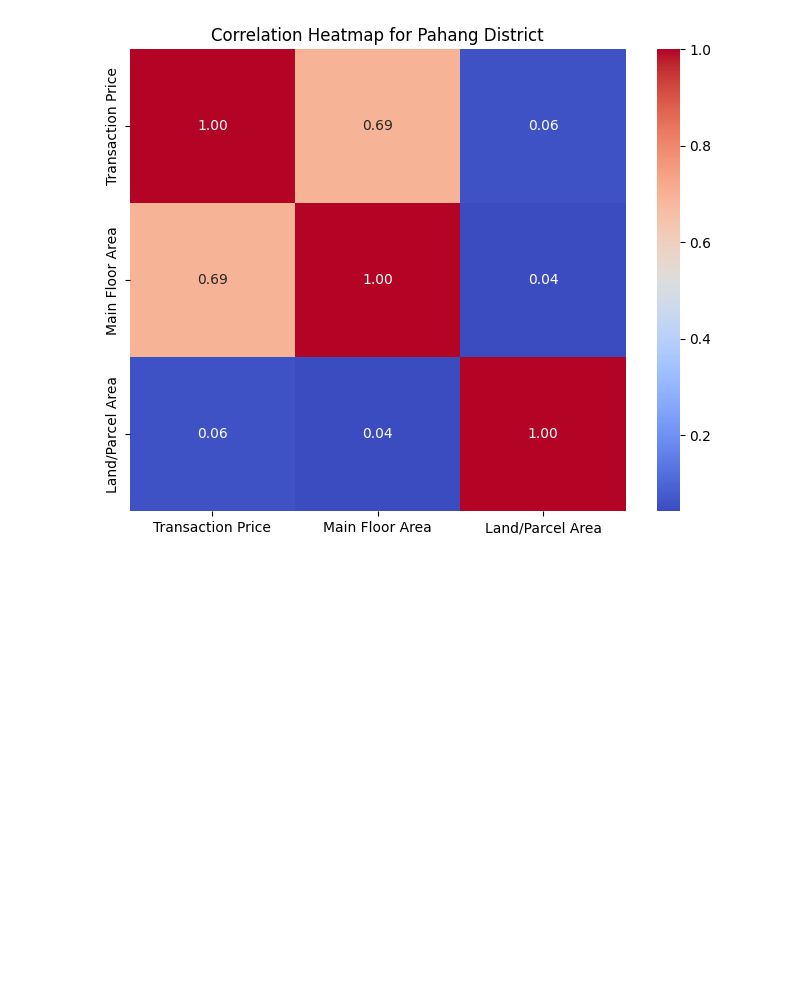
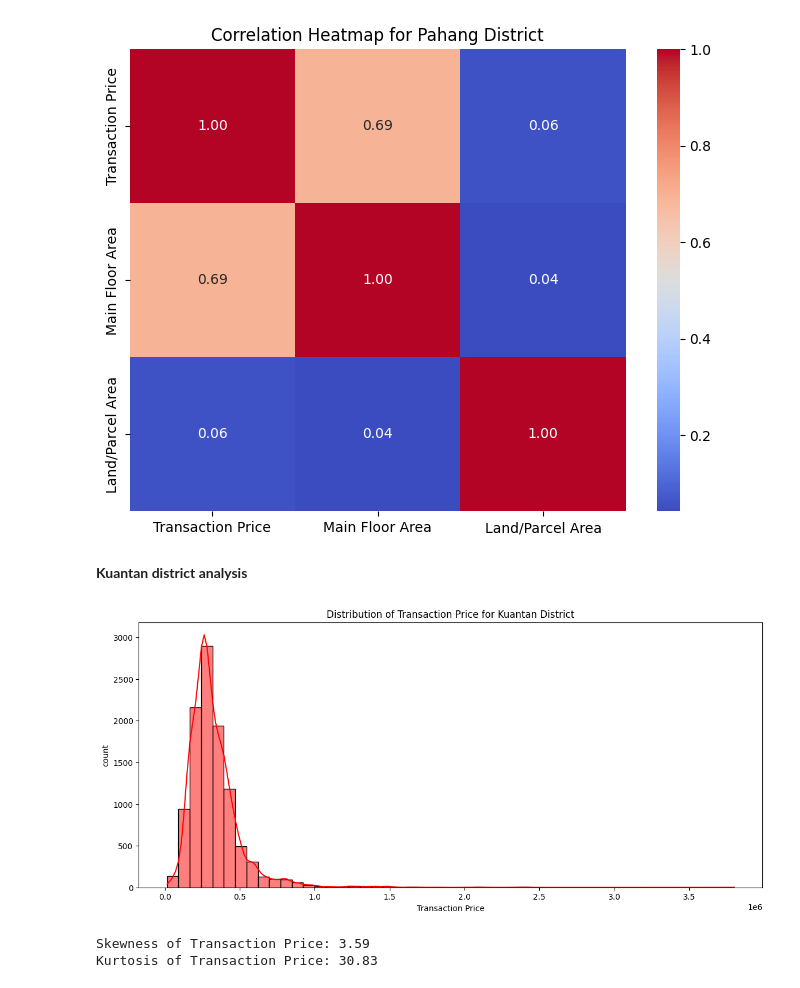
Before and after one commit to SulaimanTajuddin/Malaysia-Residential-Property-Analysis, a Jupyter notebook: EDA (Pahang).ipynb, the cells around one changed output. Saved outputs shown, nothing was run; the diff lists cells and outputs as text; code cells hidden in the pictures; blank space fills up the shorter version.

Commit message:
Update EDA (Pahang) with focusing on Kuantan district

```diff
--- a/EDA (Pahang).ipynb
+++ b/EDA (Pahang).ipynb
@@ -320,3 +320,24 @@ Land/Parcel Area            0.055154         0.041774          1.000000
 [figure]
 [figure]
 [figure]
+# %% [markdown]
+**Kuantan district analysis**
+# %%
+
+# Distribution of transaction price for Kuantan district
+df_kuantan = df_pahang[df_pahang['District'] == 'Kuantan']
+plt.figure(figsize=(14, 6))
+sns.histplot(df_kuantan['Transaction Price'], bins=50, kde=True, color='red')
+plt.title('Distribution of Transaction Price for Kuantan District')
+plt.xlabel('Transaction Price')
+plt.ylabel('count')
+plt.show()
+
+print(f"\nSkewness of Transaction Price: {df_kuantan['Transaction Price'].skew():.2f}")
+print(f"Kurtosis of Transaction Price: {df_kuantan['Transaction Price'].kurt():.2f}")
+
+print('\n\n')
+# %% [output]
+[figure, added]
+Skewness of Transaction Price: 3.59
+Kurtosis of Transaction Price: 30.83
```
Also changed, not shown: 1 other file.
